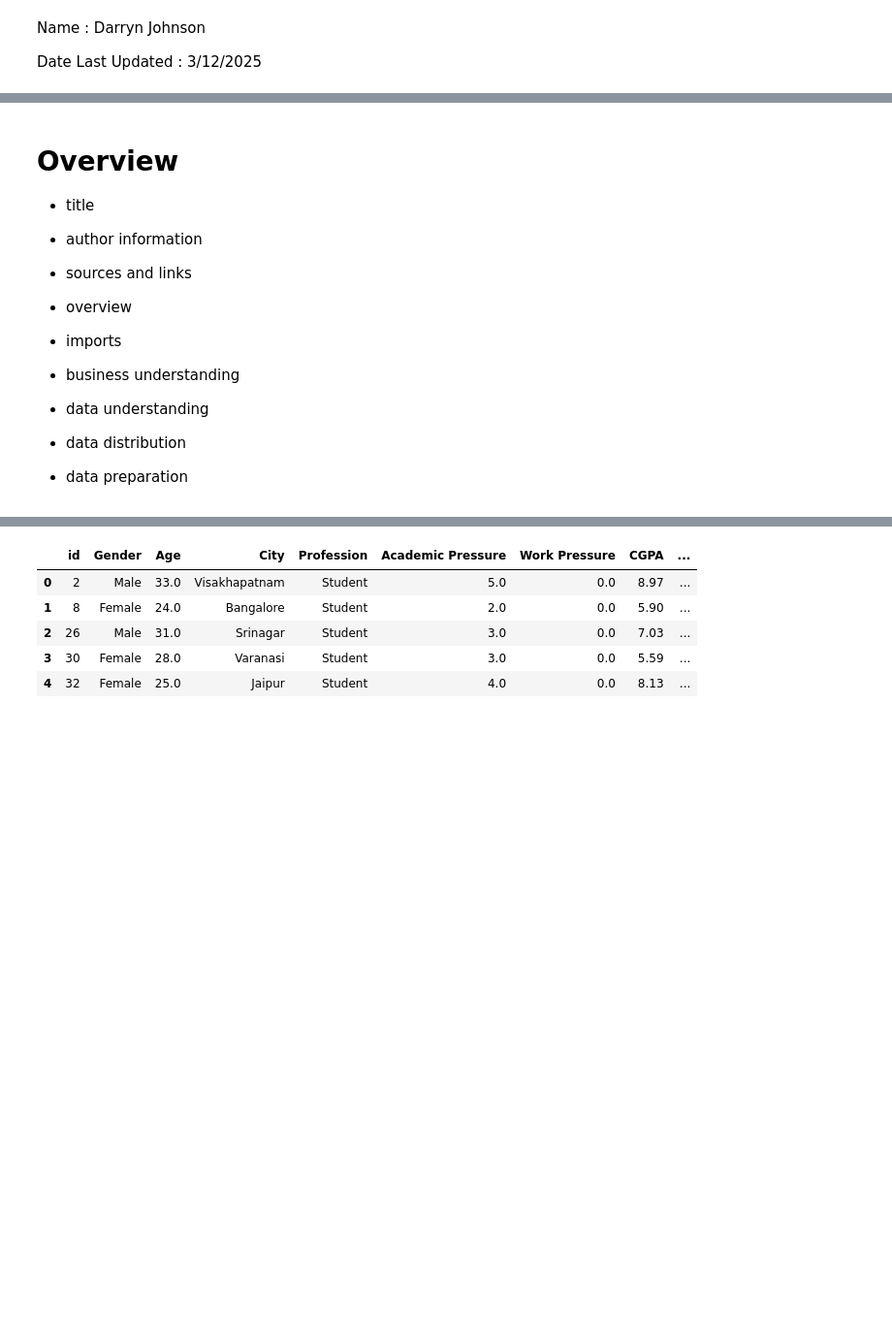
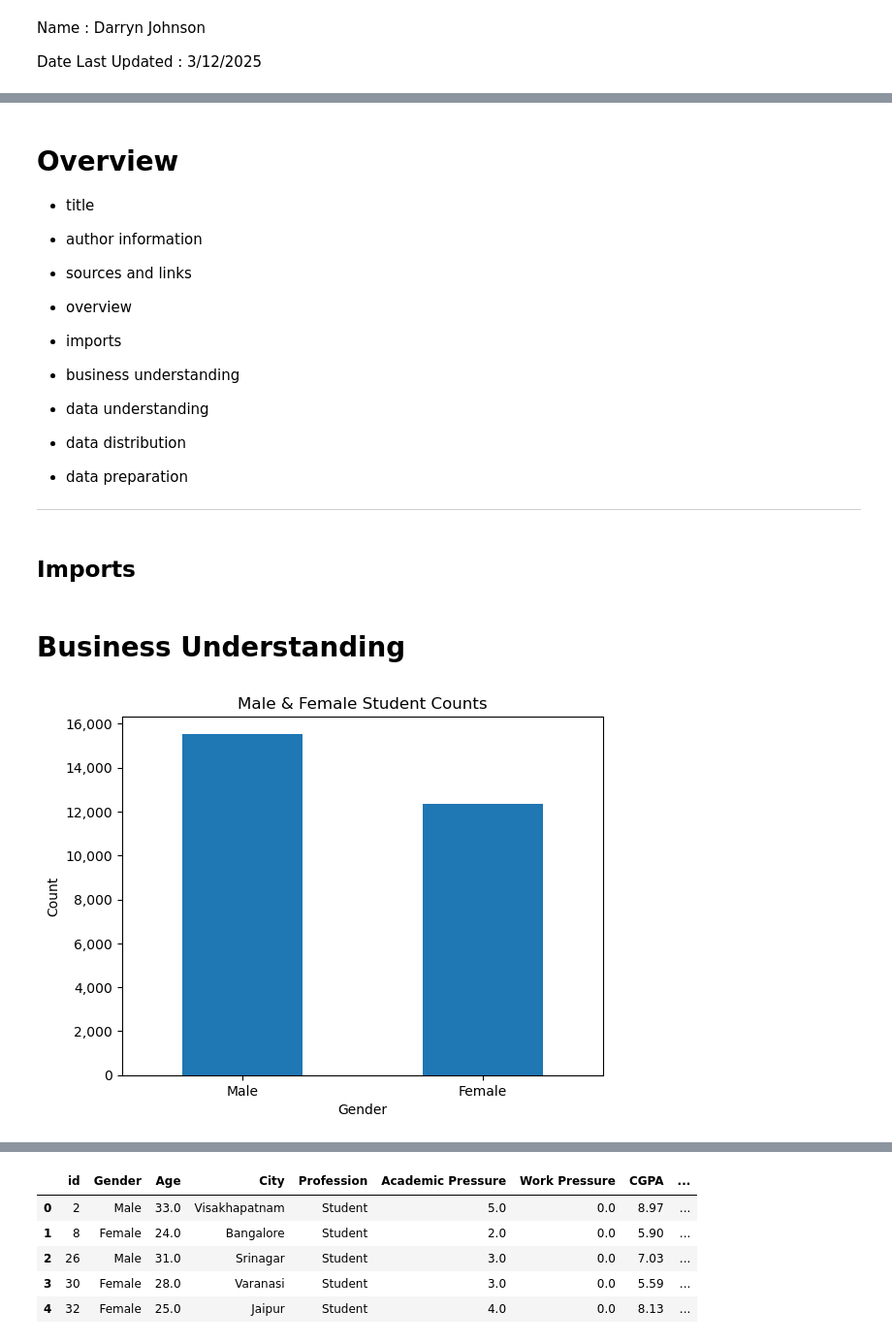
Before and after one commit to Djohnson1313/predicting_student_depression, a Jupyter notebook: predicting_student_depression.ipynb, the cells around one changed output, grey strips where cells are left out. Shown at 97% size. Cells and saved outputs as stored; diff of their text form; code cells hidden in the pictures; blank space fills up the shorter version.

```diff
--- a/predicting_student_depression.ipynb
+++ b/predicting_student_depression.ipynb
@@ -34,6 +36,10 @@ Dataset Metadata :
 - data distribution
 
 - data preparation
+
+---
+# %% [markdown]
+## Imports
 # %%
 import pandas as pd
 import numpy as np
@@ -40,2 +48,18 @@ import numpy as np
 # %%
 df = pd.read_csv('student_depression_data.zip')
+# %% [markdown]
+# Business Understanding
+# %%
+fig, ax = plt.subplots()
+
+gender_bar = df['Gender'].value_counts()
+gender_bar.plot(kind = 'bar', rot = 'horizontal')
+ax.set_title('Male & Female Student Counts')
+ax.set_ylabel('Count')
+
+ax.get_yaxis().set_major_formatter(
+    plt.FuncFormatter(lambda x, p: format(int(x), ','))) # format labels
+
+plt.show();
+# %% [output]
+[figure, added]
```
Also changed, not shown: parts of 11 cells of this notebook.
